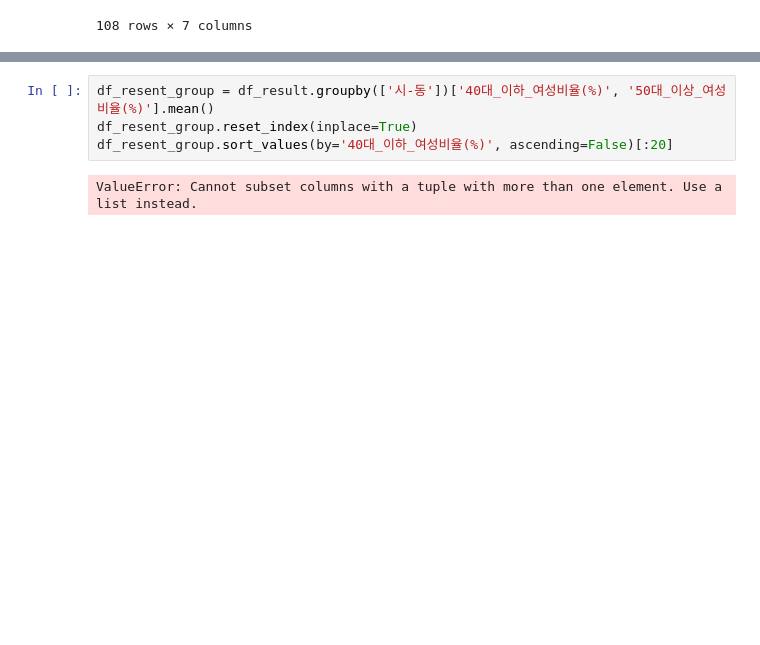
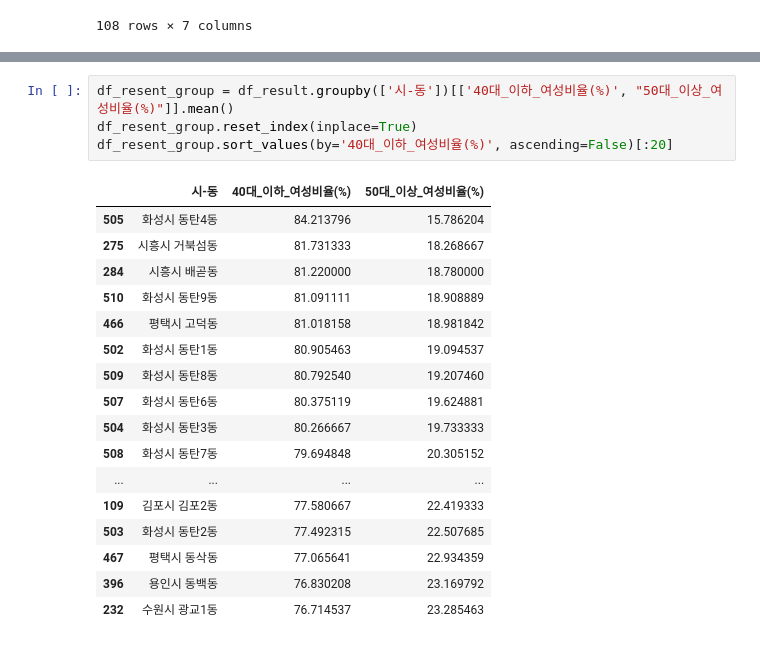
Before and after one commit to semin-pk/DataAnalysisPython, a Jupyter notebook: 1장/chapter01.ipynb, the cells around one changed output, grey strips where cells are left out. Saved outputs shown, nothing was run; the diff lists cells and outputs as text; blank space fills up the shorter version.

```diff
--- a/1장/chapter01.ipynb
+++ b/1장/chapter01.ipynb
@@ -1131,6 +1131,22 @@ See the caveats in the documentation: https://pandas.pydata.org/pandas-docs/stab
 # %%
-df_resent_group = df_result.groupby(['시-동'])['40대_이하_여성비율(%)', '50대_이상_여성비율(%)'].mean()
+df_resent_group = df_result.groupby(['시-동'])[['40대_이하_여성비율(%)', "50대_이상_여성비율(%)"]].mean()
 df_resent_group.reset_index(inplace=True)
 df_resent_group.sort_values(by='40대_이하_여성비율(%)', ascending=False)[:20]
 # %% [output]
-ValueError: Cannot subset columns with a tuple with more than one element. Use a list instead.
+|  | 시-동 | 40대_이하_여성비율(%) | 50대_이상_여성비율(%) |
+| 505 | 화성시 동탄4동 | 84.213796 | 15.786204 |
+| 275 | 시흥시 거북섬동 | 81.731333 | 18.268667 |
+| 284 | 시흥시 배곧동 | 81.220000 | 18.780000 |
+| 510 | 화성시 동탄9동 | 81.091111 | 18.908889 |
+| 466 | 평택시 고덕동 | 81.018158 | 18.981842 |
+| 502 | 화성시 동탄1동 | 80.905463 | 19.094537 |
+| 509 | 화성시 동탄8동 | 80.792540 | 19.207460 |
+| 507 | 화성시 동탄6동 | 80.375119 | 19.624881 |
+| 504 | 화성시 동탄3동 | 80.266667 | 19.733333 |
+| 508 | 화성시 동탄7동 | 79.694848 | 20.305152 |
+| ... | ... | ... | ... |
+| 109 | 김포시 김포2동 | 77.580667 | 22.419333 |
+| 503 | 화성시 동탄2동 | 77.492315 | 22.507685 |
+| 467 | 평택시 동삭동 | 77.065641 | 22.934359 |
+| 396 | 용인시 동백동 | 76.830208 | 23.169792 |
+| 232 | 수원시 광교1동 | 76.714537 | 23.285463 |
```
Also changed, not shown: parts of 24 cells of this notebook.
